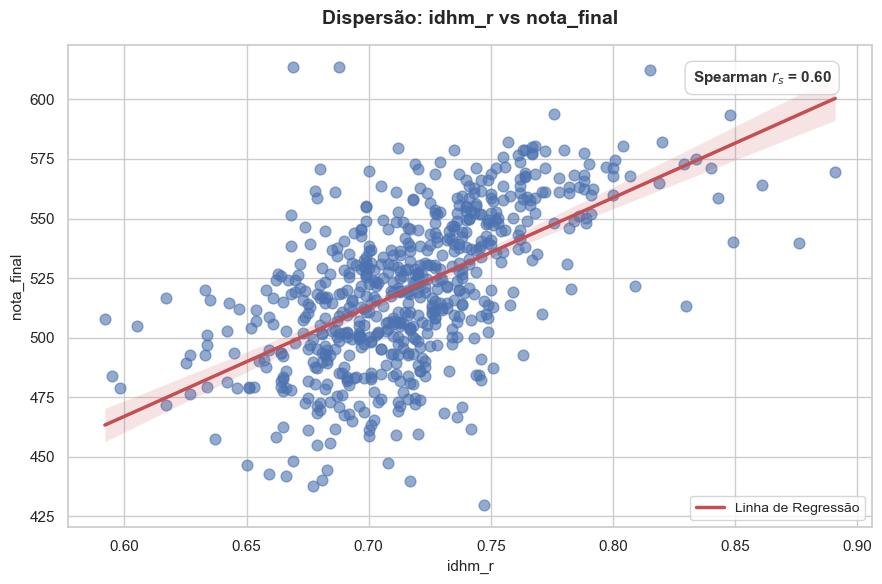
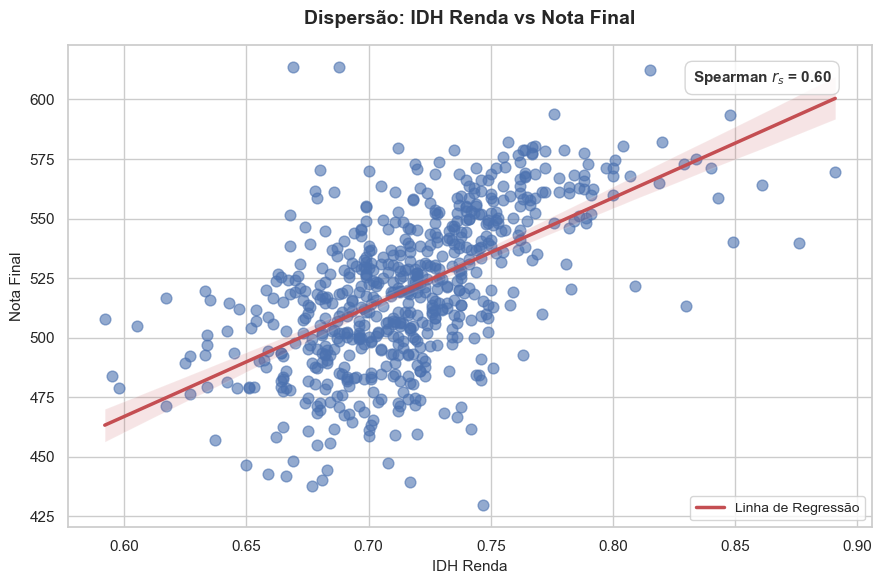
The change to this notebook cell's code, shown as a diff; its figure went from the first image to the second:
--- before
+++ after
@@ -1,4 +1,6 @@
 variavel_y = 'nota_final'
 variavel_x = 'idhm_r'
+nome_y = 'Nota Final'
+nome_x = 'IDH Renda'
 
 # 1. Calcula a correlação de Pearson dinamicamente para essas duas variáveis
@@ -31,7 +33,7 @@
 
 # Títulos e rótulos
-plt.title(f'Dispersão: {variavel_x} vs {variavel_y}', fontsize=14, pad=15, weight='bold')
-plt.xlabel(variavel_x, fontsize=11)
-plt.ylabel(variavel_y, fontsize=11)
+plt.title(f'Dispersão: {nome_x} vs {nome_y}', fontsize=14, pad=15, weight='bold')
+plt.xlabel(nome_x, fontsize=11)
+plt.ylabel(nome_y, fontsize=11)
 
 # 4. Ativa a legenda na tela

Commit: Mais correções de labels de gráficos